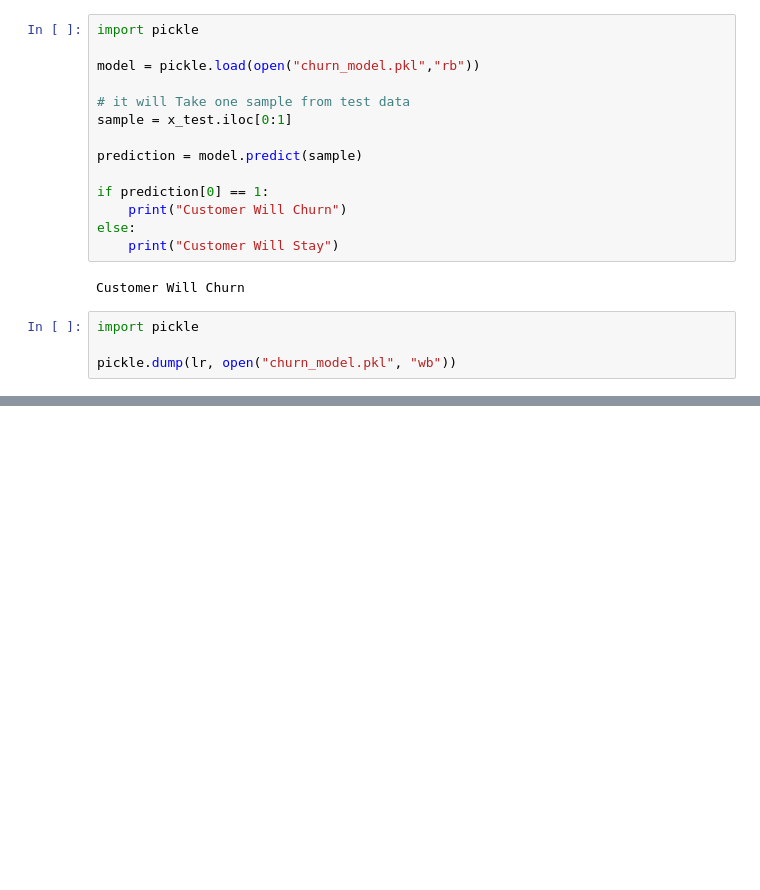
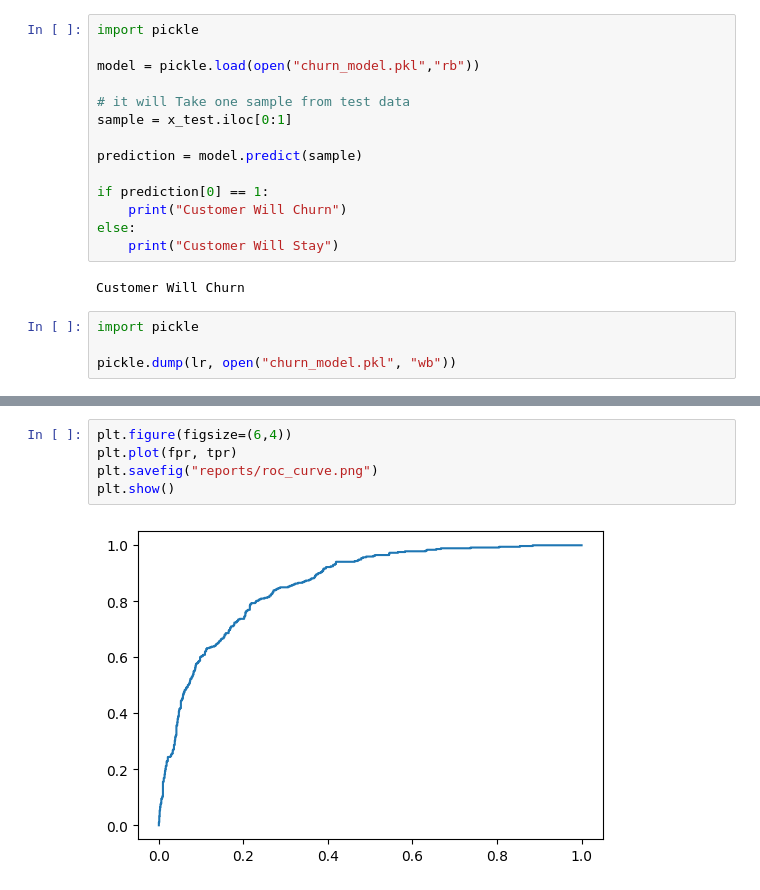
Before and after one commit to kuljeetd185-gif/Customer-Churn-Prediction-System, a Jupyter notebook: notebooks/churn_analysis.ipynb, the cells around one changed output, grey strips where cells are left out. Drawn from its saved outputs; the diff is of its cells as text; blank space fills up the shorter version.

```diff
--- a/notebooks/churn_analysis.ipynb
+++ b/notebooks/churn_analysis.ipynb
@@ -366,0 +449,7 @@ pickle.dump(lr, open("churn_model.pkl", "wb"))
+# %%
+plt.figure(figsize=(6,4))
+plt.plot(fpr, tpr)
+plt.savefig("reports/roc_curve.png")
+plt.show()
+# %% [output]
+[figure, added]
```
Also changed, not shown: parts of 8 cells of this notebook, 3 other files.
